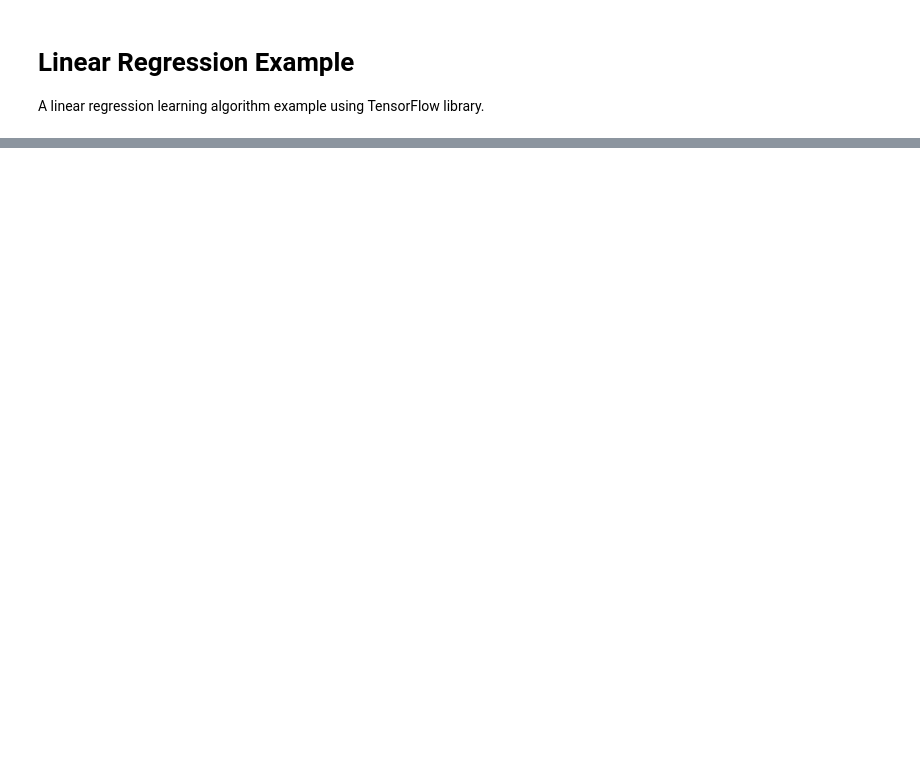
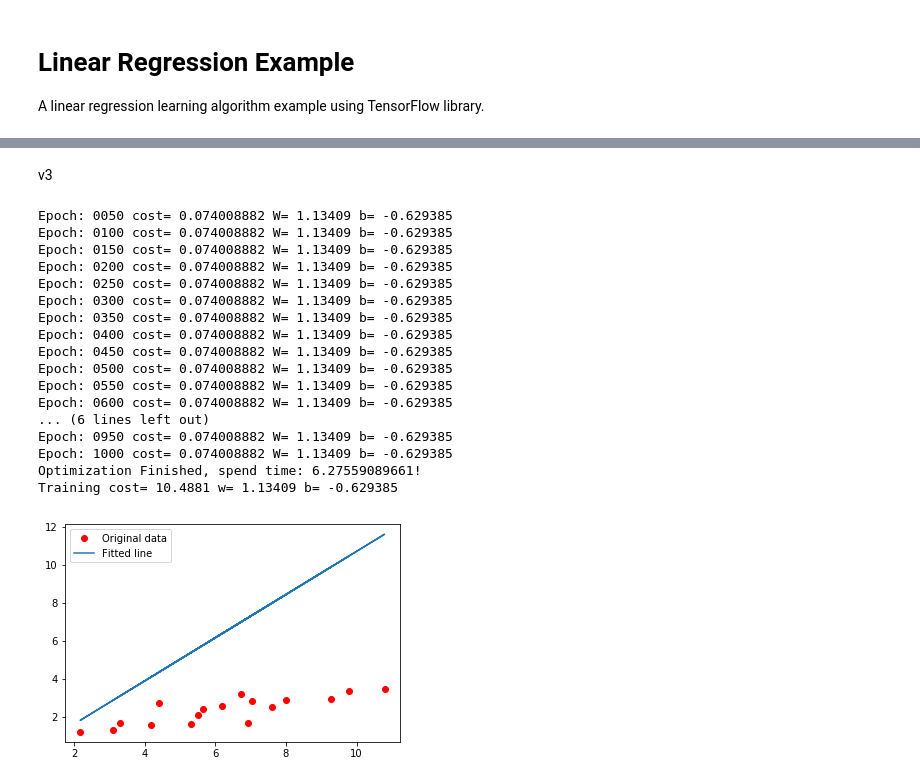
Before and after one commit to yule-li/tensorflow-practice, a Jupyter notebook: components/optimizer/linear_regression.ipynb, the cells around one changed output, grey strips where cells are left out. Cells and saved outputs as stored; diff of their text form; code cells hidden in the pictures; blank space fills up the shorter version.

```diff
--- a/components/optimizer/linear_regression.ipynb
+++ b/components/optimizer/linear_regression.ipynb
@@ -21,0 +158,60 @@ n_samples = train_X.shape[0]
+# %% [markdown]
+v3
+# %%
+# compute
+# Start training
+
+with tf.Session() as sess:
+    sess.run(init)
+    # Fit all training data
+    t_start = time.time()
+    values = {}
+    for epoch in range(training_epochs):
+        for (X, Y) in zip(train_X, train_Y):
+            values[x] = X
+            values[y] = Y
+            #compute the gradients
+            cost_np = sess.run([cost], feed_dict=values)
+            #update the parameters
+            #values[w] -= learning_rate * grad_w_np
+            #values[b] -= learning_rate * grad_b_np
+
+        #Display logs per epoch step
+        #print (epoch+1) % display_step
+        #print values
+        if (epoch+1) % display_step == 0:
+            c = sess.run(cost, feed_dict=values)
+            print "Epoch:", '%04d' % (epoch+1), "cost=", "{:.9f}".format(c), \
+                "W=", sess.run(w), "b=", sess.run(b)
+
+    print "Optimization Finished, spend time: {}!".format(time.time()-t_start)
+    values[x] = train_X
+    values[y] = train_Y
+
+    training_cost = sess.run(cost, feed_dict=values)
+    print "Training cost=", training_cost, "w=", sess.run(w,feed_dict=values), "b=", sess.run(b,feed_dict=values), '\n'
+
+    #Graphic display
+    plt.plot(train_X, train_Y, 'ro', label='Original data')
+    plt.plot(train_X, sess.run(w,feed_dict=values) * train_X + sess.run(b,feed_dict=values), label='Fitted line')
+    plt.legend()
+    plt.show()
+# %% [output]
+Epoch: 0050 cost= 0.074008882 W= 1.13409 b= -0.629385
+Epoch: 0100 cost= 0.074008882 W= 1.13409 b= -0.629385
+Epoch: 0150 cost= 0.074008882 W= 1.13409 b= -0.629385
+Epoch: 0200 cost= 0.074008882 W= 1.13409 b= -0.629385
+Epoch: 0250 cost= 0.074008882 W= 1.13409 b= -0.629385
+Epoch: 0300 cost= 0.074008882 W= 1.13409 b= -0.629385
+Epoch: 0350 cost= 0.074008882 W= 1.13409 b= -0.629385
+Epoch: 0400 cost= 0.074008882 W= 1.13409 b= -0.629385
+Epoch: 0450 cost= 0.074008882 W= 1.13409 b= -0.629385
+Epoch: 0500 cost= 0.074008882 W= 1.13409 b= -0.629385
+Epoch: 0550 cost= 0.074008882 W= 1.13409 b= -0.629385
+Epoch: 0600 cost= 0.074008882 W= 1.13409 b= -0.629385
+... (6 lines left out)
+Epoch: 0950 cost= 0.074008882 W= 1.13409 b= -0.629385
+Epoch: 1000 cost= 0.074008882 W= 1.13409 b= -0.629385
+Optimization Finished, spend time: 6.27559089661!
+Training cost= 10.4881 w= 1.13409 b= -0.629385
+[figure, added]
```
Also changed, not shown: parts of 13 cells of this notebook, 3 other files.
